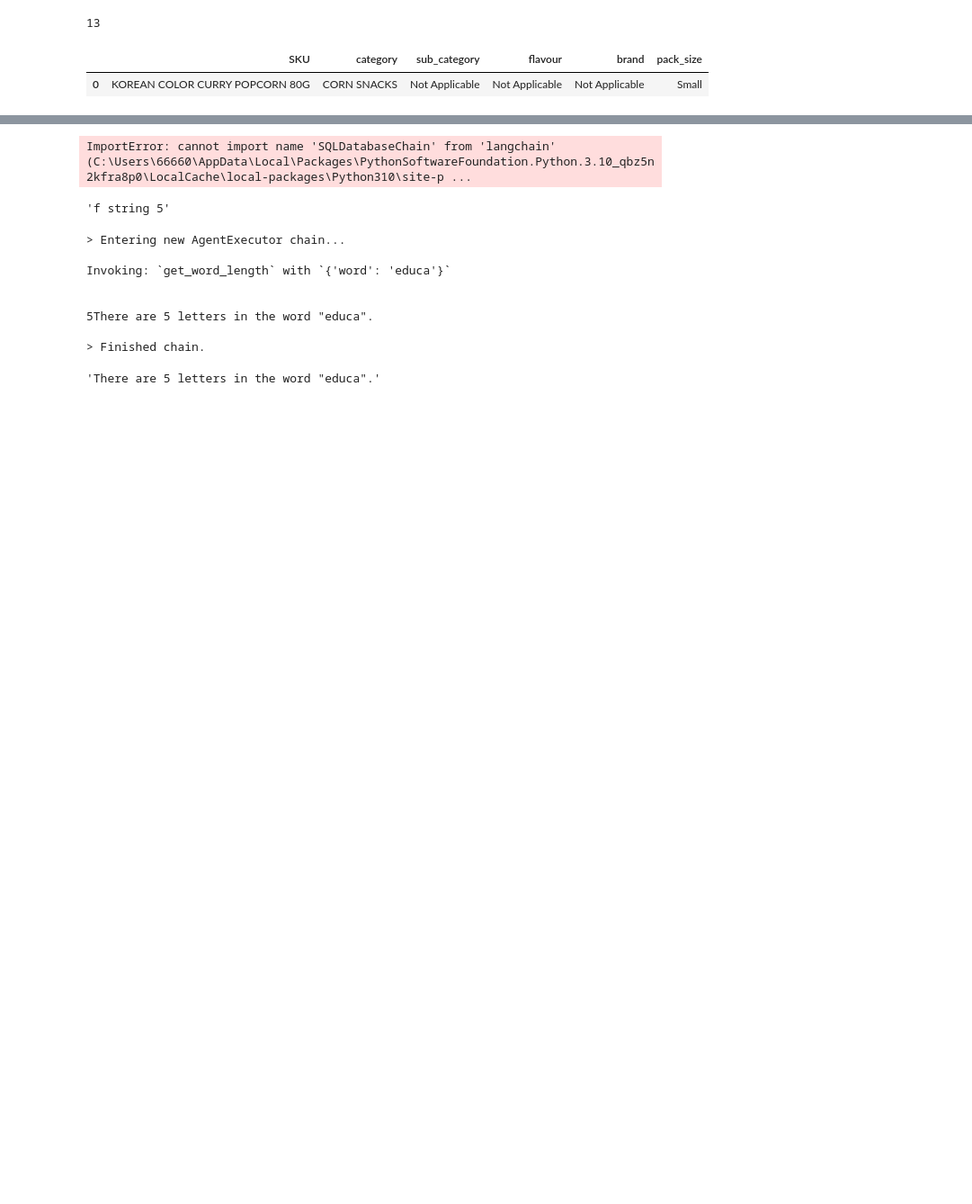
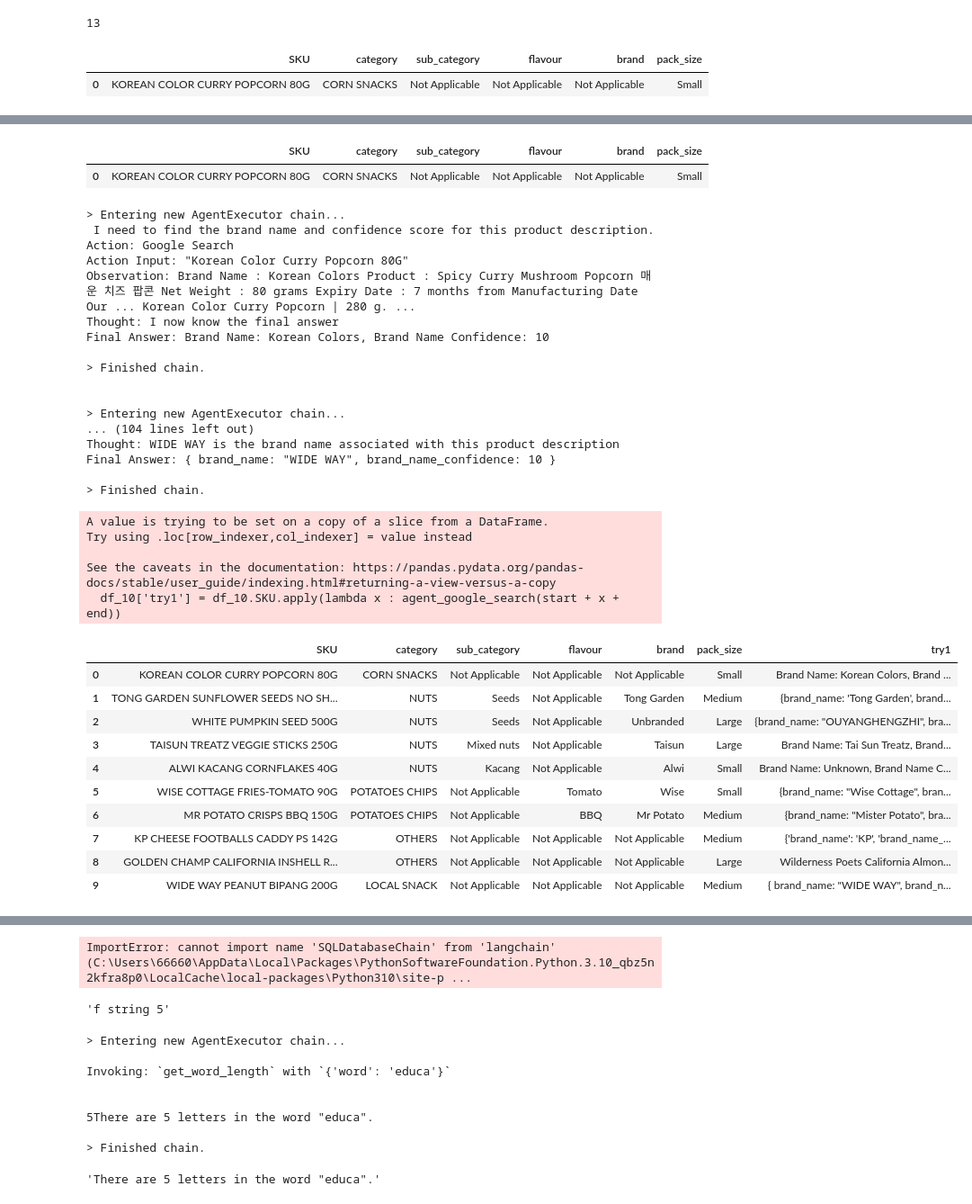
Before and after one commit to rajarshibain/bcn-labs-string-parsing, a Jupyter notebook: src/notebook/agent_google_search.ipynb, the cells around one changed output, grey strips where cells are left out. Shown at 90% size. Saved outputs shown, nothing was run; the diff lists cells and outputs as text; code cells hidden in the pictures; blank space fills up the shorter version.

```diff
--- a/src/notebook/agent_google_search.ipynb
+++ b/src/notebook/agent_google_search.ipynb
@@ -103,0 +132,47 @@ ModuleNotFoundError: No module named 'ChatOpenAI'
+# %%
+df.head(1)
+# %% [output]
+|  | SKU | category | sub_category | flavour | brand | pack_size |
+| 0 | KOREAN COLOR CURRY POPCORN 80G | CORN SNACKS | Not Applicable | Not Applicable | Not Applicable | Small |
+# %%
+df_10 = df.head(10)
+#x = 'MISTER POTATO CRUNCH CHEESE 100G'
+start = 'For the following product description tell me the brand name and also the confdence score you have in your answer, description : '
+end = 'Reply with ONLY A JSON with two keys brand_name and brand_name_confidence which is an integer between 1 to 10. Reply with only one answer.'
+df_10['try1'] = df_10.SKU.apply(lambda x : agent_google_search(start + x + end))
+
+df_10
+# %% [output]
+> Entering new AgentExecutor chain...
+ I need to find the brand name and confidence score for this product description.
+Action: Google Search
+Action Input: "Korean Color Curry Popcorn 80G"
+Observation: Brand Name : Korean Colors Product : Spicy Curry Mushroom Popcorn 매운 치즈 팝콘 Net Weight : 80 grams Expiry Date : 7 months from Manufacturing Date Our ... Korean Color Curry Popcorn | 280 g. ...
+Thought: I now know the final answer
+Final Answer: Brand Name: Korean Colors, Brand Name Confidence: 10
+
+> Finished chain.
+
+
+> Entering new AgentExecutor chain...
+... (104 lines left out)
+Thought: WIDE WAY is the brand name associated with this product description
+Final Answer: { brand_name: "WIDE WAY", brand_name_confidence: 10 }
+
+> Finished chain.
+A value is trying to be set on a copy of a slice from a DataFrame.
+Try using .loc[row_indexer,col_indexer] = value instead
+
+See the caveats in the documentation: https://pandas.pydata.org/pandas-docs/stable/user_guide/indexing.html#returning-a-view-versus-a-copy
+  df_10['try1'] = df_10.SKU.apply(lambda x : agent_google_search(start + x + end))
+|  | SKU | category | sub_category | flavour | brand | pack_size | try1 |
+| 0 | KOREAN COLOR CURRY POPCORN 80G | CORN SNACKS | Not Applicable | Not Applicable | Not Applicable | Small | Brand Name: Korean Colors, Brand ... |
+| 1 | TONG GARDEN SUNFLOWER SEEDS NO SH... | NUTS | Seeds | Not Applicable | Tong Garden | Medium | {brand_name: 'Tong Garden', brand... |
+| 2 | WHITE PUMPKIN SEED 500G | NUTS | Seeds | Not Applicable | Unbranded | Large | {brand_name: "OUYANGHENGZHI", bra... |
+| 3 | TAISUN TREATZ VEGGIE STICKS 250G | NUTS | Mixed nuts | Not Applicable | Taisun | Large | Brand Name: Tai Sun Treatz, Brand... |
+| 4 | ALWI KACANG CORNFLAKES 40G | NUTS | Kacang | Not Applicable | Alwi | Small | Brand Name: Unknown, Brand Name C... |
+| 5 | WISE COTTAGE FRIES-TOMATO 90G | POTATOES CHIPS | Not Applicable | Tomato | Wise | Small | {brand_name: "Wise Cottage", bran... |
+| 6 | MR POTATO CRISPS BBQ 150G | POTATOES CHIPS | Not Applicable | BBQ | Mr Potato | Medium | {brand_name: "Mister Potato", bra... |
+| 7 | KP CHEESE FOOTBALLS CADDY PS 142G | OTHERS | Not Applicable | Not Applicable | Not Applicable | Medium | {'brand_name': 'KP', 'brand_name_... |
+| 8 | GOLDEN CHAMP CALIFORNIA INSHELL R... | OTHERS | Not Applicable | Not Applicable | Not Applicable | Large | Wilderness Poets California Almon... |
+| 9 | WIDE WAY PEANUT BIPANG 200G | LOCAL SNACK | Not Applicable | Not Applicable | Not Applicable | Medium | { brand_name: "WIDE WAY", brand_n... |
```
Also changed, not shown: parts of 33 cells of this notebook, 2 other files.
